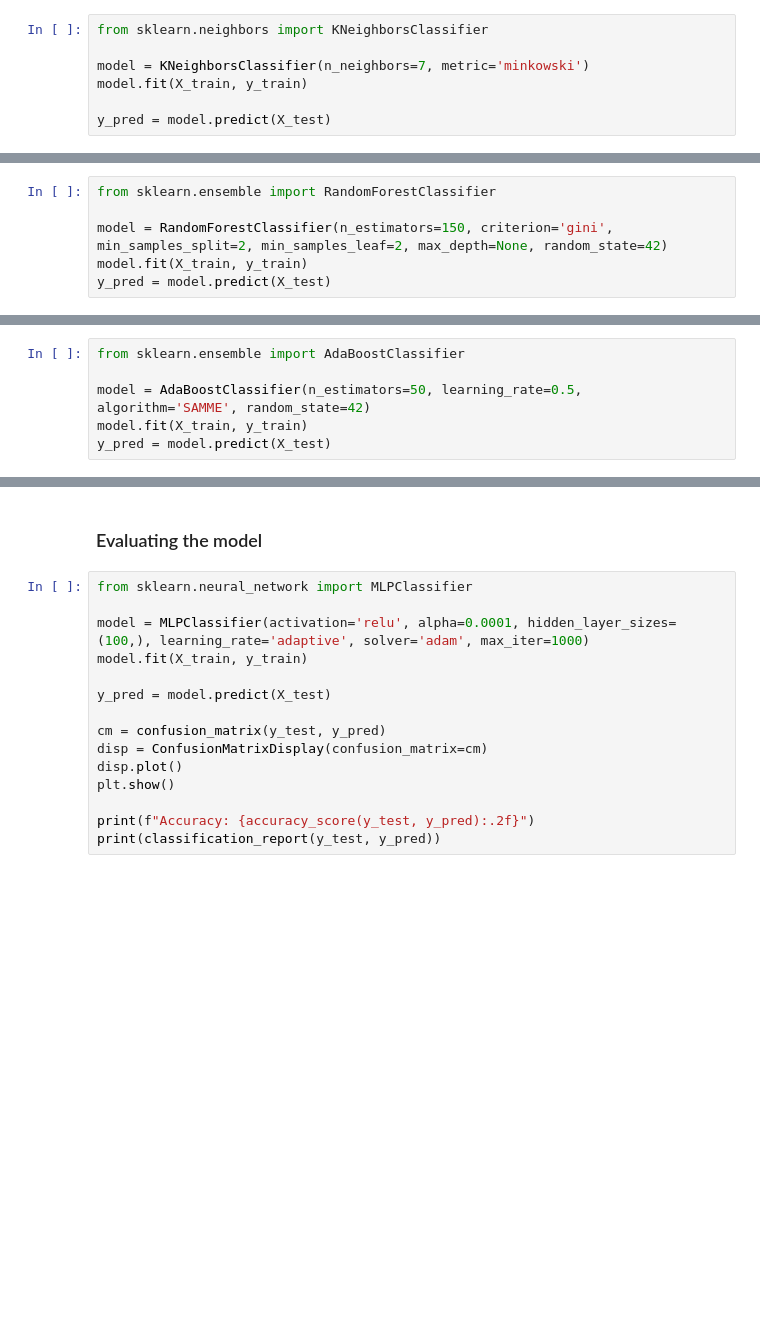
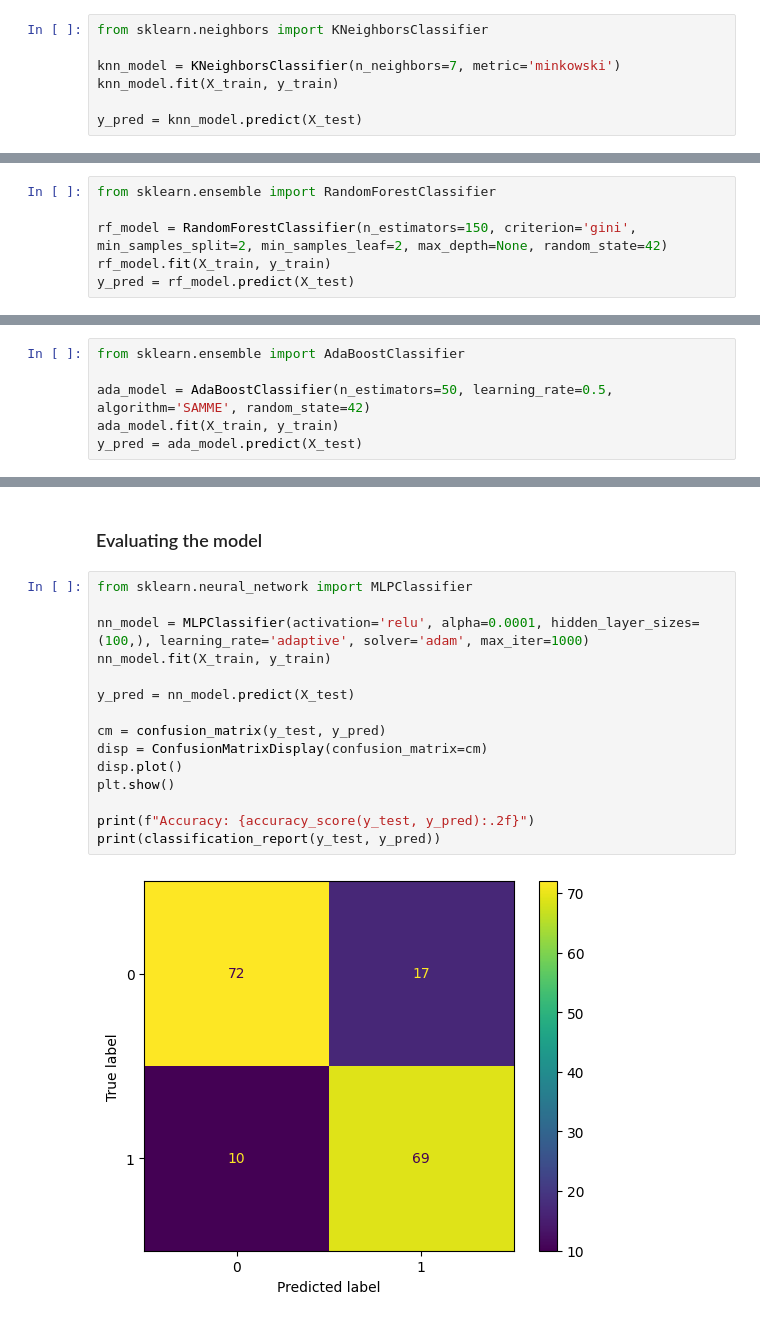
Before and after one commit to diogotvf7/feup-ia-project2, a Jupyter notebook: glioma_classification.ipynb, the cells around one changed output, grey strips where cells are left out. Drawn from its saved outputs; the diff is of its cells as text; blank space fills up the shorter version.

```diff
--- a/glioma_classification.ipynb
+++ b/glioma_classification.ipynb
@@ -338,10 +334,10 @@ The third model we will be using is the `K Nearest Neighbors`. This model is a c
 # %%
 from sklearn.neighbors import KNeighborsClassifier
 
-model = KNeighborsClassifier(n_neighbors=7, metric='minkowski')
-model.fit(X_train, y_train)
+knn_model = KNeighborsClassifier(n_neighbors=7, metric='minkowski')
+knn_model.fit(X_train, y_train)
 
-y_pred = model.predict(X_test)
+y_pred = knn_model.predict(X_test)
 # %% [markdown]
 ### Evaluation Metrics
 # %%
@@ -371,9 +367,9 @@ The fourth model we will be using is the `Random Forest`. This model is an ensem
 # %%
 from sklearn.ensemble import RandomForestClassifier
 
-model = RandomForestClassifier(n_estimators=150, criterion='gini', min_samples_split=2, min_samples_leaf=2, max_depth=None, random_state=42)
-model.fit(X_train, y_train)
-y_pred = model.predict(X_test)
+rf_model = RandomForestClassifier(n_estimators=150, criterion='gini', min_samples_split=2, min_samples_leaf=2, max_depth=None, random_state=42)
+rf_model.fit(X_train, y_train)
+y_pred = rf_model.predict(X_test)
 # %% [markdown]
 ## AdaBoost
 The fifth model we will be using is the `AdaBoost`. This model is an ensemble learning method that is used for classification and regression. It works by combining multiple weak learners to create a strong learner. In this case, we will be using it to predict the type of glioma a patient has (`LGG` or `GBM`) based on the clinical and molecular features provided in the dataset.
@@ -382,6 +378,6 @@ The fifth model we will be using is the `AdaBoost`. This model is an ensemble le
 # %%
 from sklearn.ensemble import AdaBoostClassifier
 
-model = AdaBoostClassifier(n_estimators=50, learning_rate=0.5, algorithm='SAMME', random_state=42)
-model.fit(X_train, y_train)
-y_pred = model.predict(X_test)
+ada_model = AdaBoostClassifier(n_estimators=50, learning_rate=0.5, algorithm='SAMME', random_state=42)
+ada_model.fit(X_train, y_train)
+y_pred = ada_model.predict(X_test)
@@ -414,15 +413,17 @@ print('Best parameters found:\n', clf.best_params_)
 # %%
 from sklearn.neural_network import MLPClassifier
 
-model = MLPClassifier(activation='relu', alpha=0.0001, hidden_layer_sizes=(100,), learning_rate='adaptive', solver='adam', max_iter=1000)
-model.fit(X_train, y_train)
+nn_model = MLPClassifier(activation='relu', alpha=0.0001, hidden_layer_sizes=(100,), learning_rate='adaptive', solver='adam', max_iter=1000)
+nn_model.fit(X_train, y_train)
 
-y_pred = model.predict(X_test)
+y_pred = nn_model.predict(X_test)
 
 cm = confusion_matrix(y_test, y_pred)
 disp = ConfusionMatrixDisplay(confusion_matrix=cm)
 disp.plot()
 plt.show()
 
 print(f"Accuracy: {accuracy_score(y_test, y_pred):.2f}")
 print(classification_report(y_test, y_pred))
+# %% [output]
+[figure, added]
```
Also changed, not shown: parts of 13 cells of this notebook.
